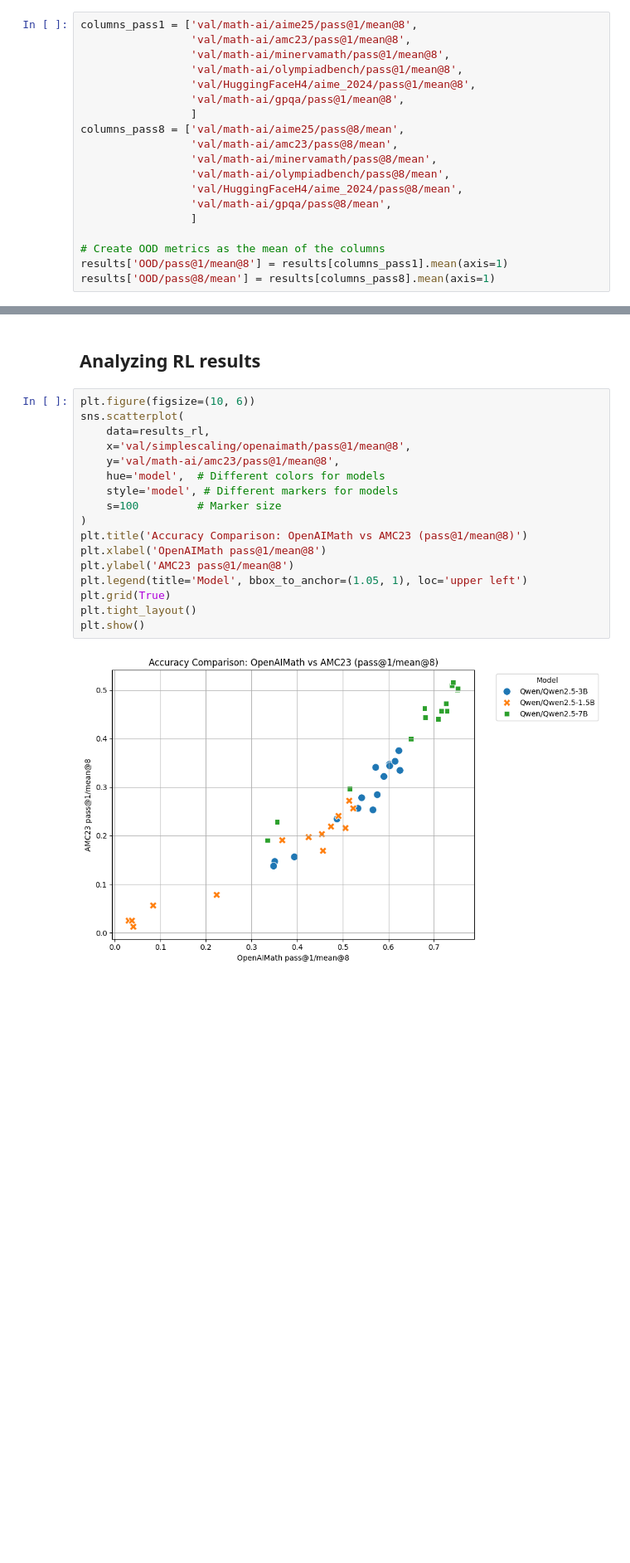
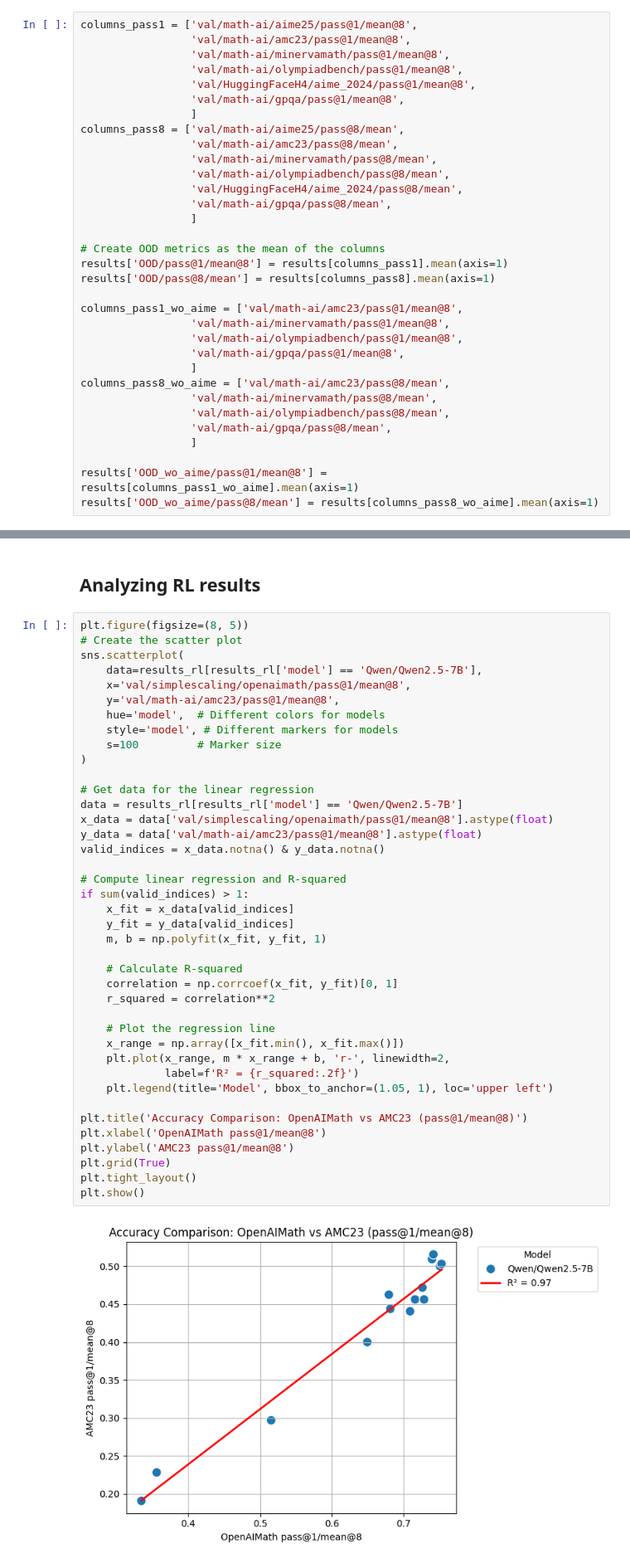
Before and after one commit to brendel-group/verl, a Jupyter notebook: notebooks/analysis.ipynb, the cells around one changed output, grey strips where cells are left out. Shown at 83% size. Drawn from its saved outputs; the diff is of its cells as text; blank space fills up the shorter version.

```diff
--- a/notebooks/analysis.ipynb
+++ b/notebooks/analysis.ipynb
@@ -47,6 +47,20 @@ columns_pass8 = ['val/math-ai/aime25/pass@8/mean',
 # Create OOD metrics as the mean of the columns
 results['OOD/pass@1/mean@8'] = results[columns_pass1].mean(axis=1)
 results['OOD/pass@8/mean'] = results[columns_pass8].mean(axis=1)
+
+columns_pass1_wo_aime = ['val/math-ai/amc23/pass@1/mean@8',
+                 'val/math-ai/minervamath/pass@1/mean@8',
+                 'val/math-ai/olympiadbench/pass@1/mean@8',
+                 'val/math-ai/gpqa/pass@1/mean@8',
+                 ]
+columns_pass8_wo_aime = ['val/math-ai/amc23/pass@8/mean',
+                 'val/math-ai/minervamath/pass@8/mean',
+                 'val/math-ai/olympiadbench/pass@8/mean',
+                 'val/math-ai/gpqa/pass@8/mean',
+                 ]
+
+results['OOD_wo_aime/pass@1/mean@8'] = results[columns_pass1_wo_aime].mean(axis=1)
+results['OOD_wo_aime/pass@8/mean'] = results[columns_pass8_wo_aime].mean(axis=1)
 # %%
 results_rl = results[results['training_type'] == 'RL']
 results_sft = results[results['training_type'] == 'SFT']
@@ -53,21 +88,44 @@ results_sft = results[results['training_type'] == 'SFT']
 # %% [markdown]
 ## Analyzing RL results
 # %%
-plt.figure(figsize=(10, 6))
+plt.figure(figsize=(8, 5))
+# Create the scatter plot
 sns.scatterplot(
-    data=results_rl,
+    data=results_rl[results_rl['model'] == 'Qwen/Qwen2.5-7B'],
     x='val/simplescaling/openaimath/pass@1/mean@8',
     y='val/math-ai/amc23/pass@1/mean@8',
     hue='model',  # Different colors for models
     style='model', # Different markers for models
     s=100         # Marker size
 )
+
+# Get data for the linear regression
+data = results_rl[results_rl['model'] == 'Qwen/Qwen2.5-7B']
+x_data = data['val/simplescaling/openaimath/pass@1/mean@8'].astype(float)
+y_data = data['val/math-ai/amc23/pass@1/mean@8'].astype(float)
+valid_indices = x_data.notna() & y_data.notna()
+
+# Compute linear regression and R-squared
+if sum(valid_indices) > 1:
+    x_fit = x_data[valid_indices]
+    y_fit = y_data[valid_indices]
+    m, b = np.polyfit(x_fit, y_fit, 1)
+
+    # Calculate R-squared
+    correlation = np.corrcoef(x_fit, y_fit)[0, 1]
+    r_squared = correlation**2
+
+    # Plot the regression line
+    x_range = np.array([x_fit.min(), x_fit.max()])
+    plt.plot(x_range, m * x_range + b, 'r-', linewidth=2,
+             label=f'R² = {r_squared:.2f}')
+    plt.legend(title='Model', bbox_to_anchor=(1.05, 1), loc='upper left')
+
 plt.title('Accuracy Comparison: OpenAIMath vs AMC23 (pass@1/mean@8)')
 plt.xlabel('OpenAIMath pass@1/mean@8')
 plt.ylabel('AMC23 pass@1/mean@8')
-plt.legend(title='Model', bbox_to_anchor=(1.05, 1), loc='upper left')
 plt.grid(True)
 plt.tight_layout()
 plt.show()
 # %% [output]
-[figure, old version]
+[figure, new version]
```
Also changed, not shown: parts of 11 cells of this notebook, 2 other files.
